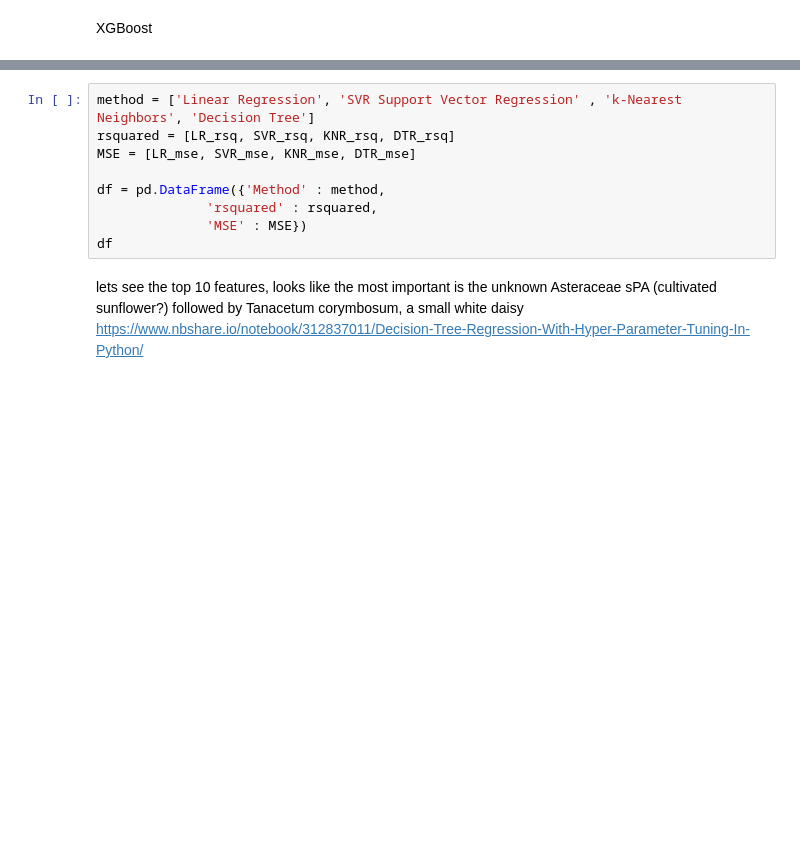
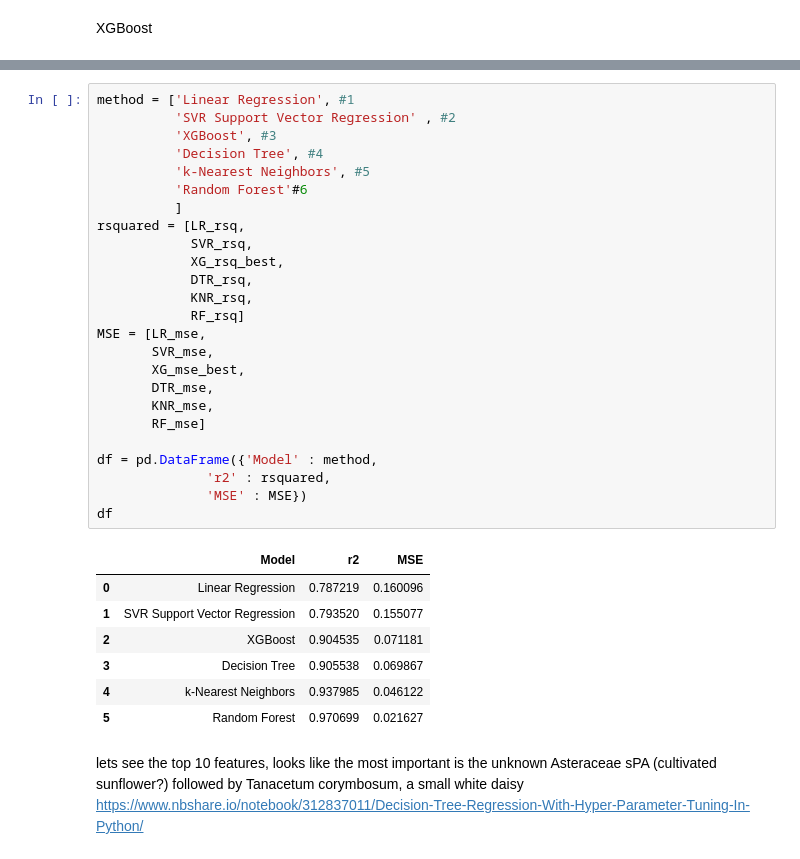
Before and after one commit to hayesrebecca/pollenGeolocation, a Jupyter notebook: 2_modelComparisons.ipynb, the cells around one changed output, grey strips where cells are left out. Cells and saved outputs as stored; diff of their text form; blank space fills up the shorter version.

```diff
--- a/2_modelComparisons.ipynb
+++ b/2_modelComparisons.ipynb
@@ -276,12 +237,36 @@ plt.scatter(y_pred_split[0], y_pred_split[1], alpha=0.1)
 # %%
-method = ['Linear Regression', 'SVR Support Vector Regression' , 'k-Nearest Neighbors', 'Decision Tree']
-rsquared = [LR_rsq, SVR_rsq, KNR_rsq, DTR_rsq]
-MSE = [LR_mse, SVR_mse, KNR_mse, DTR_mse]
+method = ['Linear Regression', #1
+          'SVR Support Vector Regression' , #2
+          'XGBoost', #3
+          'Decision Tree', #4
+          'k-Nearest Neighbors', #5
+          'Random Forest'#6
+          ]
+rsquared = [LR_rsq,
+            SVR_rsq,
+            XG_rsq_best,
+            DTR_rsq,
+            KNR_rsq,
+            RF_rsq]
+MSE = [LR_mse,
+       SVR_mse,
+       XG_mse_best,
+       DTR_mse,
+       KNR_mse,
+       RF_mse]
 
-df = pd.DataFrame({'Method' : method,
-              'rsquared' : rsquared,
+df = pd.DataFrame({'Model' : method,
+              'r2' : rsquared,
               'MSE' : MSE})
 df
+# %% [output]
+|  | Model | r2 | MSE |
+| 0 | Linear Regression | 0.787219 | 0.160096 |
+| 1 | SVR Support Vector Regression | 0.793520 | 0.155077 |
+| 2 | XGBoost | 0.904535 | 0.071181 |
+| 3 | Decision Tree | 0.905538 | 0.069867 |
+| 4 | k-Nearest Neighbors | 0.937985 | 0.046122 |
+| 5 | Random Forest | 0.970699 | 0.021627 |
 # %% [markdown]
 lets see the top 10 features, looks like the most important is the unknown Asteraceae sPA (cultivated sunflower?) followed by Tanacetum corymbosum, a small white daisy
 https://www.nbshare.io/notebook/312837011/Decision-Tree-Regression-With-Hyper-Parameter-Tuning-In-Python/
```
Also changed, not shown: parts of 11 cells of this notebook.
